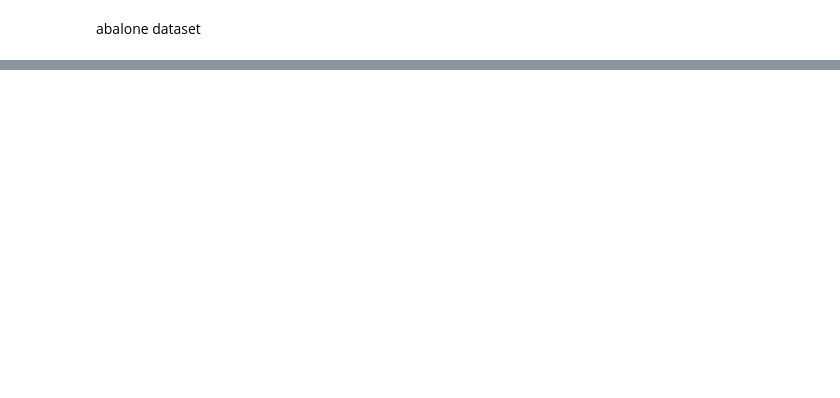
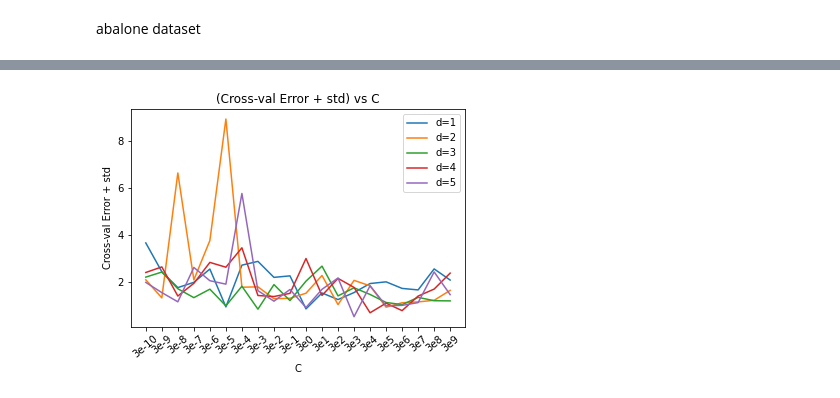
Before and after one commit to Xiang-Pan/NYU_FML, a Jupyter notebook: HW2/c.ipynb, the cells around one changed output, grey strips where cells are left out. Cells and saved outputs as stored; diff of their text form; code cells hidden in the pictures; blank space fills up the shorter version.

```diff
--- a/HW2/c.ipynb
+++ b/HW2/c.ipynb
@@ -197,0 +259,4 @@ prob = svm_problem(train_Y,train_X)
+# %%
+var_res = np.array(var_res)
+# %%
+var_res = var_res.T
@@ -197,0 +267,23 @@ prob = svm_problem(train_Y,train_X)
+# %%
+# plot p_acc_list vs C for each d with subplot
+import matplotlib.pyplot as plt
+res = acc_res
+
+for i in range(len(res)):
+    # plt.figure(figsize=(20,20))
+    # plt.subplot(5,10,i+1)
+    plt.plot((100 - res[i])/100 + np.sqrt(var_res[i]))
+plt.legend(['d=1', 'd=2', 'd=3', 'd=4', 'd=5'])
+
+# plt.plot(p_acc_list)
+plt.title('(Cross-val Error + std) vs C')
+plt.xlabel('C')
+plt.ylabel('Cross-val Error + std')
+plt.xticks([i for i in range(20)],[f"3e{i}" for i in range(-10, 10)], rotation=40)
+# mark max
+# plt.plot(c_star_index, (100 - res.max())/100, 'ro')
+# max lengend
+# plt.annotate(f'{c_star}', xy=(c_star_index, res.max()), xytext=(c_star_index+0.5, 100 - res.max()+0.5), arrowprops=dict(facecolor='black', shrink=0.01))
+plt.savefig("./images/C3_cross_val_error_plus_std_vs_d")
+# %% [output]
+[figure, added]
```
Also changed, not shown: parts of 112 cells of this notebook, 18 other files.
